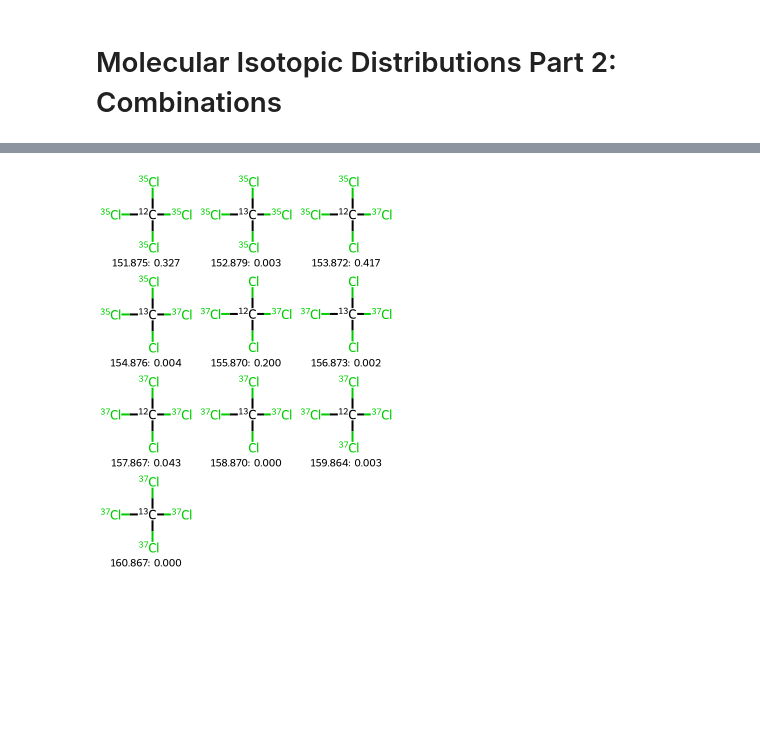
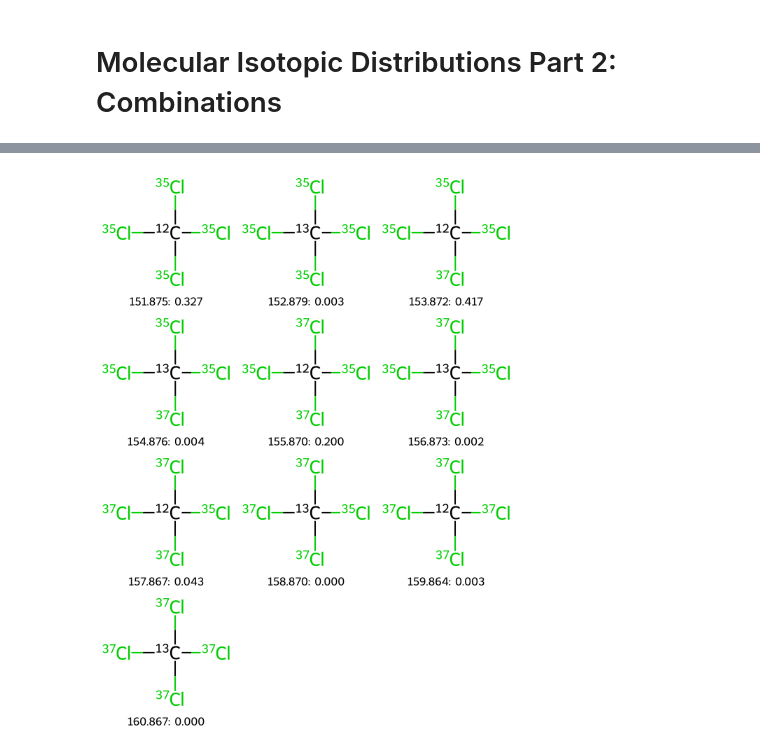
Before and after one commit to bertiewooster/bertiewooster.github.io, a Jupyter notebook: _notebooks/Mass_spectrometry_molecular_isotopic_distribution_2.ipynb, the cells around one changed output, grey strips where cells are left out. Drawn from its saved outputs; the diff is of its cells as text; code cells hidden in the pictures; blank space fills up the shorter version.

Commit message:
Fix bug in Combinations code that caused isotope to be set to 0 for some distributions

```diff
--- a/_notebooks/Mass_spectrometry_molecular_isotopic_distribution_2.ipynb
+++ b/_notebooks/Mass_spectrometry_molecular_isotopic_distribution_2.ipynb
@@ -155,12 +167,19 @@ def assign_isotopes(
       arr,
       isotope_count_distribution,
       prefix,
+      this_element,
       n_this_element,
       ):
     if isinstance(arr, np.ndarray):
         for i in range(len(arr)):
             new_prefix = prefix + [i]
-            assign_isotopes(arr[i], isotope_count_distribution, new_prefix, n_this_element)
+            assign_isotopes(
+               arr = arr[i],
+               isotope_count_distribution = isotope_count_distribution,
+               prefix = new_prefix,
+               this_element = this_element,
+               n_this_element = n_this_element,
+               )
     else:
         # Clone the distribution, making it independent so the next loop won't be affected
         distribution = copy.deepcopy(isotope_count_distribution[prefix[0]])
@@ -177,20 +196,19 @@ def assign_isotopes(
 
         # print(f"{distribution=}")
         # Assign isotopes to atoms of this element type
-        for atom_index, atom in enumerate(arr.mol.GetAtoms()):
+        for atom in arr.mol.GetAtoms():
           if atom.GetSymbol() == this_element:
             # Count down each isotope, going on to the next when zero
             for isotope_index, isotope in enumerate(distribution):
-              # print(f"    {isotope_index=}")
               if distribution[isotope_index] > 0:
                   atom.SetIsotope(isotopes[this_element][isotope_index][0])
                   distribution[isotope_index] -= 1
+                  # If assign isotope to this atom, move on to next atom
+                  break
 
         isotopes_list = []
-        for atom_index, atom in enumerate(arr.mol.GetAtoms()):
+        for atom in arr.mol.GetAtoms():
           isotopes_list.append(atom.GetIsotope())
-        isotopes_str = ','.join(map(str, isotopes_list))
-        # print("".join([f"[{i}]" for i in prefix]) + Chem.MolToSmiles(arr.mol) + isotopes_str)
     return arr
 # %%
 def update_molecular_isotopes(
@@ -230,6 +248,7 @@ for this_element, n_this_element in composition(mol).items():
      arr=molecular_isotopes,
      isotope_count_distribution=isotope_count_distribution,
      prefix=[],
+     this_element=this_element,
      n_this_element=n_this_element,
      )
 
@@ -238,14 +257,14 @@ update_molecular_isotopes(molecular_isotopes)
 # %%
 molecular_isotopes_flat = flatten_ndarray(molecular_isotopes)
 masses_array_flat = list(extract_properties(molecular_isotopes_flat, "mass"))
 order = np.argsort(masses_array_flat).tolist()
 
 sorted_molecular_isotopes = sorted(molecular_isotopes_flat, key=lambda x: order.index(molecular_isotopes_flat.index(x)))
 mols_flat_sorted = extract_properties(sorted_molecular_isotopes, "mol")
 masses_flat_sorted = extract_properties(sorted_molecular_isotopes, "mass")
 abundances_flat_sorted = extract_properties(sorted_molecular_isotopes, "abundance")
 legends_flat = [f"{mass:.3f}: {abundance:.3f}" for mass, abundance in zip(masses_flat_sorted, abundances_flat_sorted)]
 
-Chem.Draw.MolsToGridImage(mols_flat_sorted, legends=legends_flat, subImgSize=(100, 100)) #, legends=[str(mass) for mass in masses])
+Chem.Draw.MolsToGridImage(mols_flat_sorted, legends=legends_flat, subImgSize=(200, 200)) #, legends=[str(mass) for mass in masses])
 # %% [output]
-[figure, old version]
+[figure, new version]
```
Also changed, not shown: parts of 6 cells of this notebook, 1 other file.
